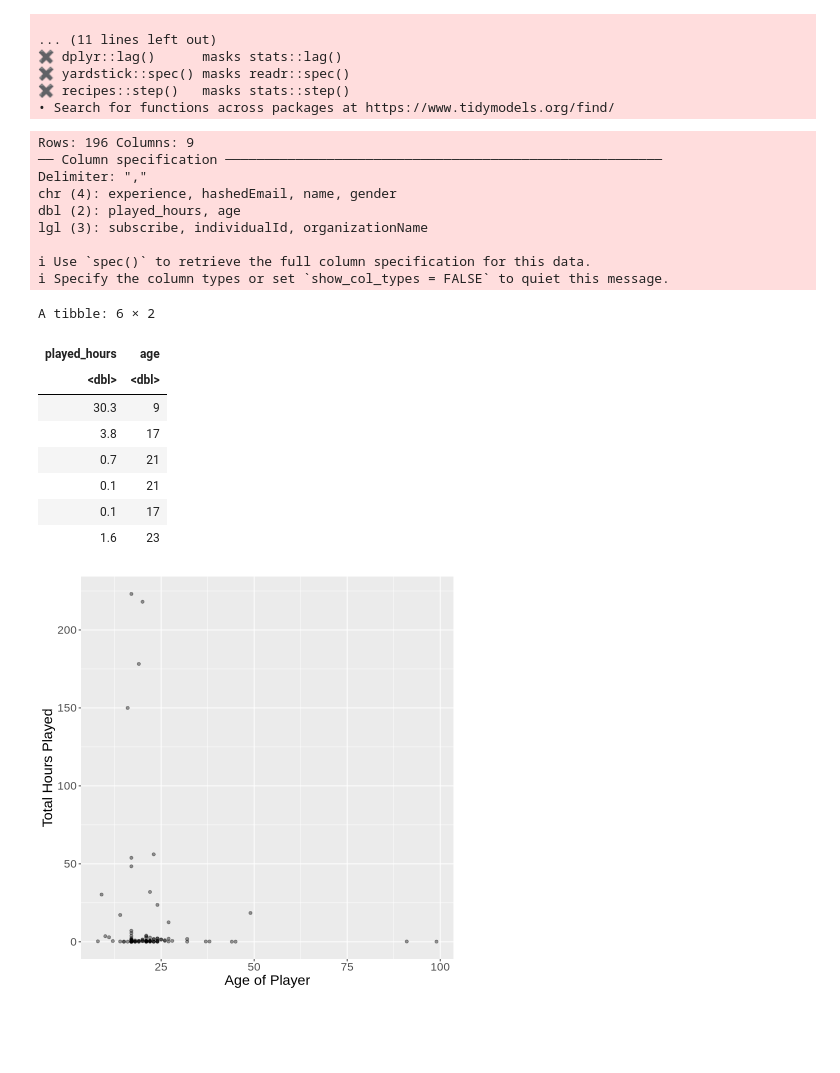
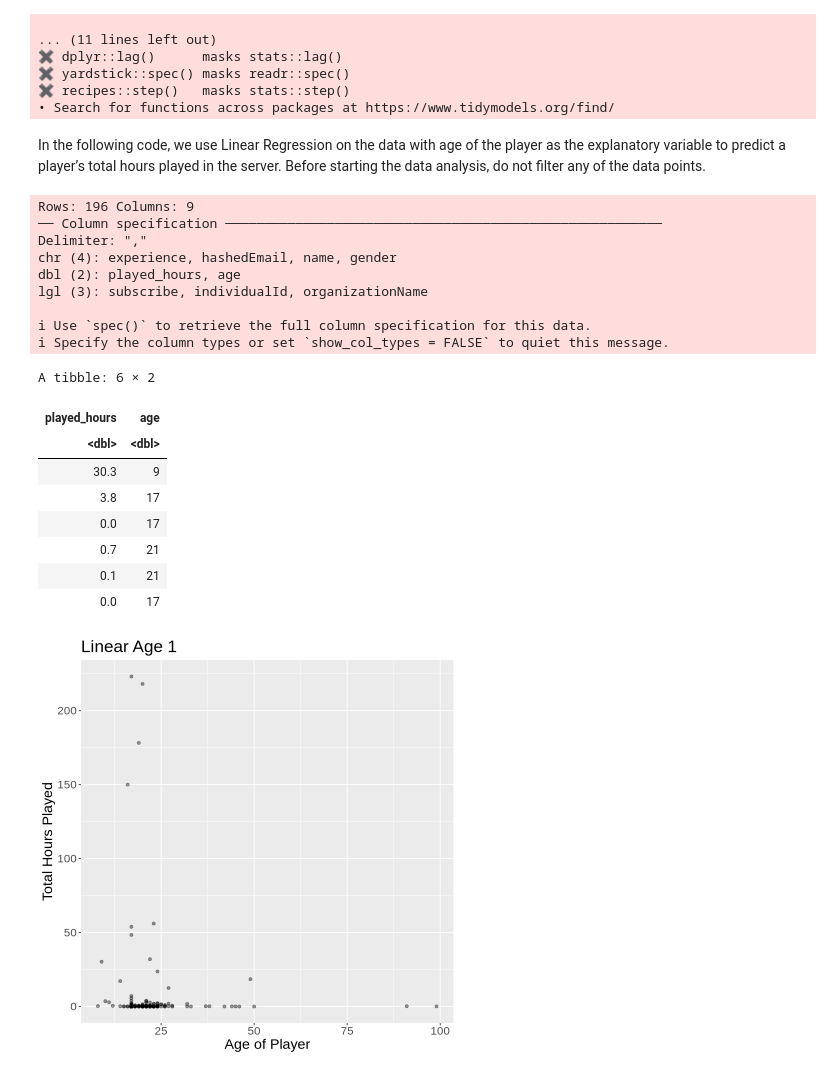
Before and after one commit to dzhen2023/dsci-100-2024w1-group-009-12, a Jupyter notebook: Report/Linear-age.ipynb, the cells around one changed output. Drawn from its saved outputs; the diff is of its cells as text; code cells hidden in the pictures; blank space fills up the shorter version.

```diff
--- a/Report/Linear-age.ipynb
+++ b/Report/Linear-age.ipynb
@@ -19,48 +19,50 @@ library(tidymodels)
 ✖ yardstick::spec() masks readr::spec()
 ✖ recipes::step()   masks stats::step()
 • Search for functions across packages at https://www.tidymodels.org/find/
+# %% [markdown]
+In the following code, we use Linear Regression on the data with age of the player as the explanatory variable to predict a player’s total hours played in the server. Before starting the data analysis, do not filter any of the data points.
 # %%
 set.seed(411)
 url <- "https://raw.githubusercontent.com/dzhen2023/dsci-100-2024w1-group-009-12/refs/heads/main/players.csv"
 download.file(url, "players.csv")
 players_data <- read_csv("players.csv")
 players_data <- players_data |>
-    select(played_hours,age) |>
-    filter(played_hours != 0)
+    select(played_hours,age)
 
 head(players_data)
 
 players_plot_age <- players_data |>
     ggplot(aes(x = age, y = played_hours)) +
     geom_point(alpha = 0.4) +
     labs(x = "Age of Player", y = "Total Hours Played") +
+    ggtitle("Linear Age 1") +
      theme(text = element_text(size = 17))
 
 players_plot_age
 
 players_split <- initial_split(players_data, prop = 0.75, strata = played_hours)
 players_train <- training(players_split)
 players_test <- testing(players_split)
 # %% [output]
 Rows: 196 Columns: 9
 ── Column specification ────────────────────────────────────────────────────────
 Delimiter: ","
 chr (4): experience, hashedEmail, name, gender
 dbl (2): played_hours, age
 lgl (3): subscribe, individualId, organizationName
 
 ℹ Use `spec()` to retrieve the full column specification for this data.
 ℹ Specify the column types or set `show_col_types = FALSE` to quiet this message.
 A tibble: 6 × 2
 | played_hours | age |
 | <dbl> | <dbl> |
 | 30.3 | 9 |
 | 3.8 | 17 |
+| 0.0 | 17 |
 | 0.7 | 21 |
 | 0.1 | 21 |
-| 0.1 | 17 |
-| 1.6 | 23 |
+| 0.0 | 17 |
-[figure, old version]
+[figure, new version]
 # %%
 lm_spec <- linear_reg() |>
     set_engine("lm") |>
```
Also changed, not shown: parts of 3 cells of this notebook, 1 other file.
